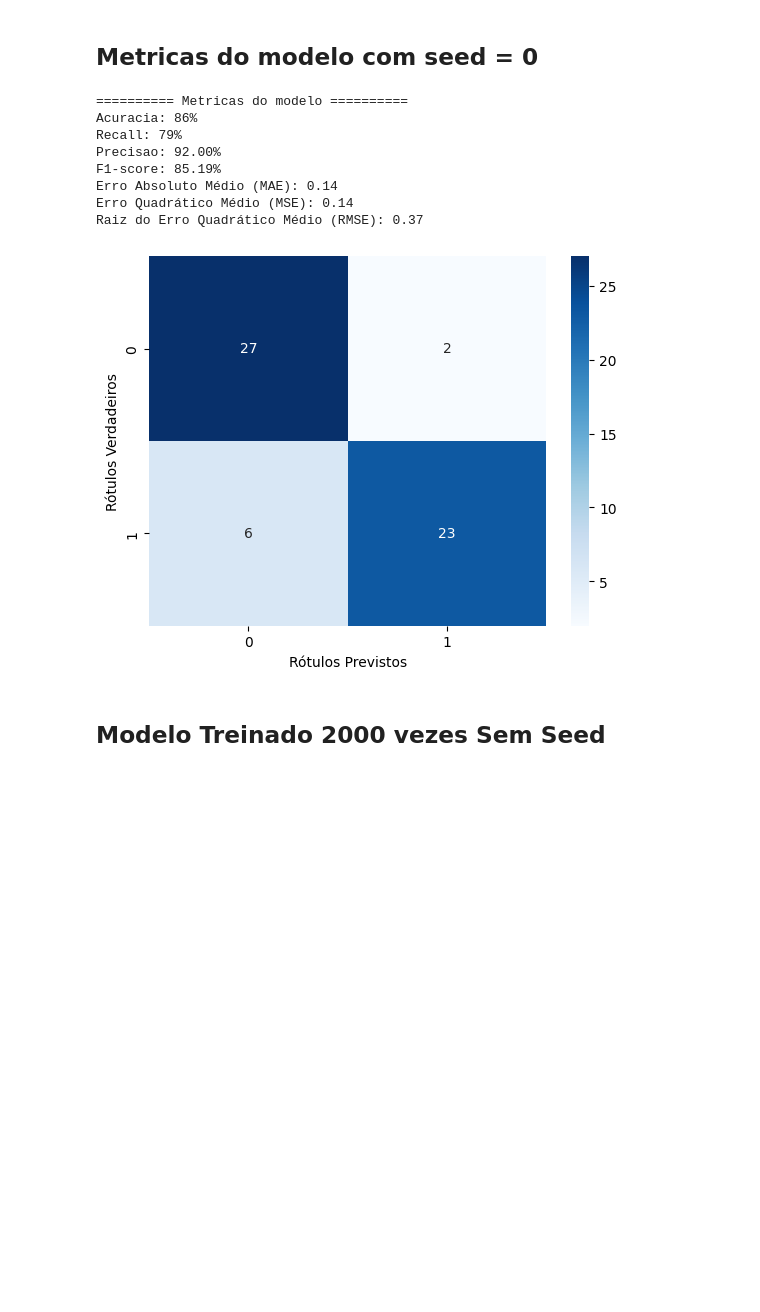
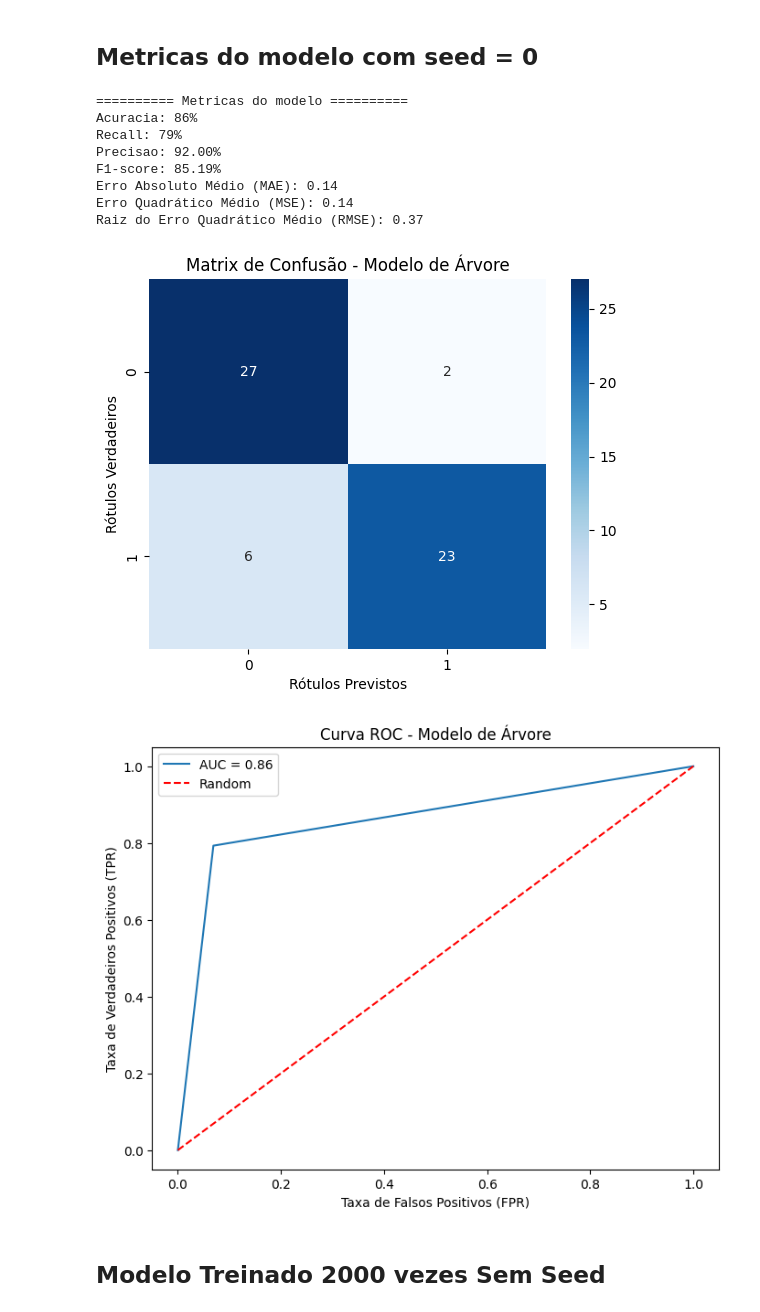
Before and after one commit to Ronildo22/ML_ClassificacaoDepressao, a Jupyter notebook: A3Modelo_arvore.ipynb, the cells around one changed output. Drawn from its saved outputs; the diff is of its cells as text; code cells hidden in the pictures; blank space fills up the shorter version.

```diff
--- a/A3Modelo_arvore.ipynb
+++ b/A3Modelo_arvore.ipynb
@@ -602,37 +599,49 @@ mae = mean_absolute_error(y_test, pred)
 mse = mean_squared_error(y_test, pred)
 
 rmse = np.sqrt(mse)
 rmse
 
 
 print('========== Metricas do modelo ==========')
 print(f'Acuracia: {acuracia:.0f}%')
 print(f'Recall: {recall:.0f}%')
 print(f'Precisao: {precisao:.2f}%')
 print(f'F1-score: {f1:.2f}%')
 print(f"Erro Absoluto Médio (MAE): {mae:.2f}",)
 print(f"Erro Quadrático Médio (MSE): {mse:.2f}")
 print(f"Raiz do Erro Quadrático Médio (RMSE): {rmse:.2f}")
 
 
-# Calcular a matriz de confusão
 matriz_confusao = confusion_matrix(y_test, pred)
-
-# Criar um heatmap da matriz de confusão
 sns.heatmap(matriz_confusao, annot=True, fmt='d', cmap='Blues')
+plt.title('Matrix de Confusão - Modelo de Árvore')
 plt.xlabel('Rótulos Previstos')
 plt.ylabel('Rótulos Verdadeiros')
 plt.show()
+
+
+fpr, tpr, thresholds = roc_curve(y_test, pred)
+roc_auc = auc(fpr, tpr)
+roc_df = pd.DataFrame({'FPR': fpr, 'TPR': tpr})
+plt.figure(figsize=(8, 6))
+sns.lineplot(data=roc_df, x='FPR', y='TPR', label=f'AUC = {roc_auc:.2f}')
+plt.plot([0, 1], [0, 1], linestyle='--', color='r', label='Random')
+plt.title('Curva ROC - Modelo de Árvore')
+plt.xlabel('Taxa de Falsos Positivos (FPR)')
+plt.ylabel('Taxa de Verdadeiros Positivos (TPR)')
+plt.legend()
+plt.show()
 # %% [output]
 ========== Metricas do modelo ==========
 Acuracia: 86%
 Recall: 79%
 Precisao: 92.00%
 F1-score: 85.19%
 Erro Absoluto Médio (MAE): 0.14
 Erro Quadrático Médio (MSE): 0.14
 Raiz do Erro Quadrático Médio (RMSE): 0.37
-[figure, old version]
+[figure, new version]
+[figure, added]
 # %% [markdown]
 ## Modelo Treinado 2000 vezes Sem Seed
 # %%
```
Also changed, not shown: parts of 2 cells of this notebook, 3 other files.
